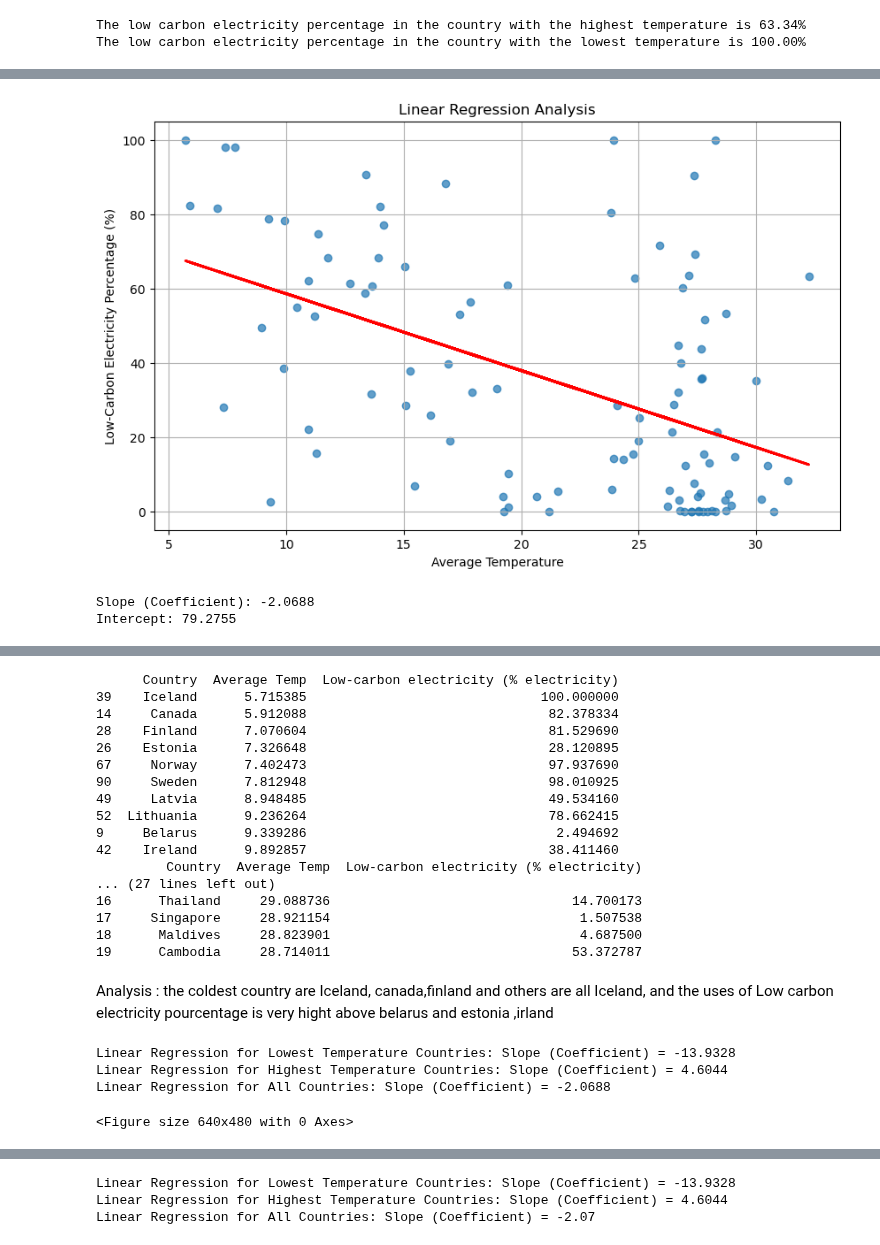
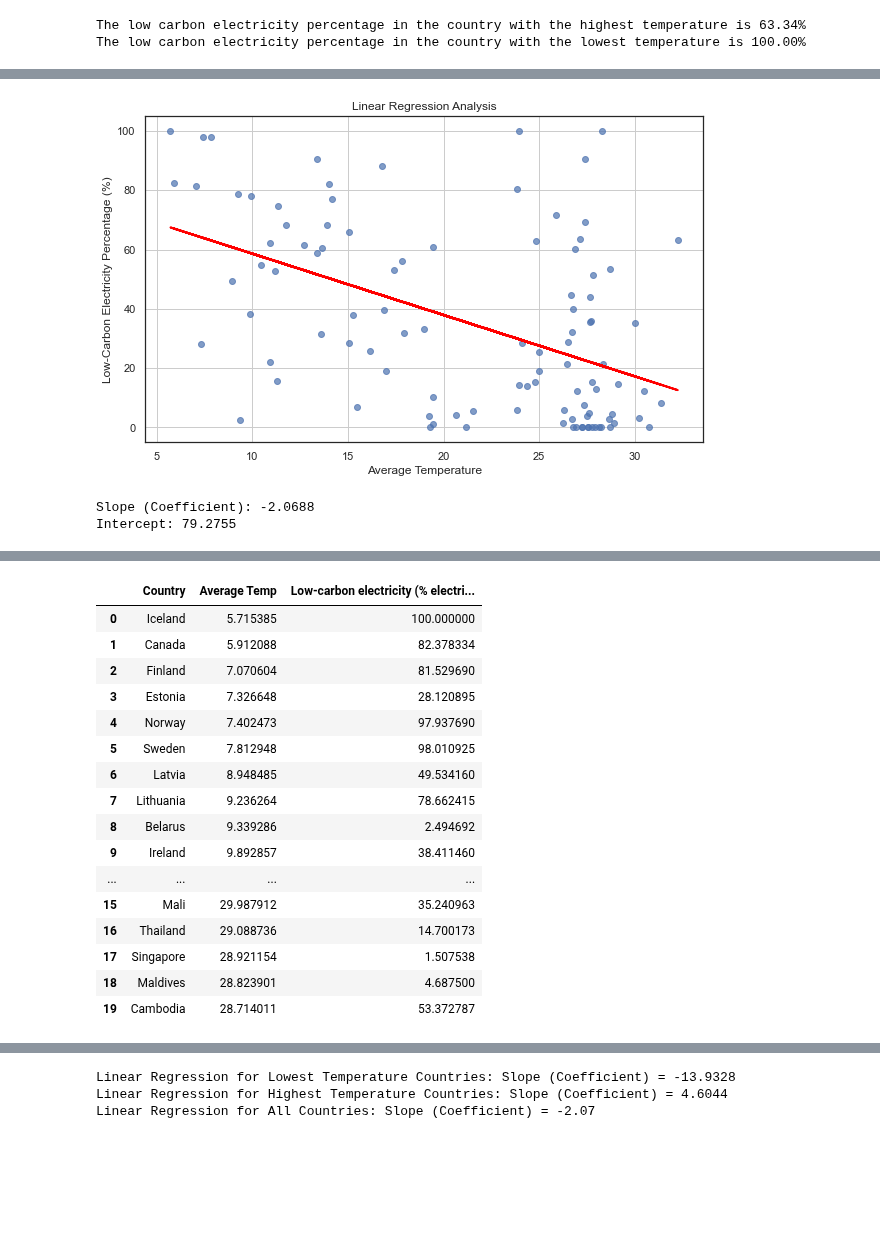
Before and after one commit to yosieph/Project1, a Jupyter notebook: project1update.ipynb, the cells around one changed output, grey strips where cells are left out. Saved outputs shown, nothing was run; the diff lists cells and outputs as text; code cells hidden in the pictures; blank space fills up the shorter version.

```diff
--- a/project1update.ipynb
+++ b/project1update.ipynb
@@ -257,34 +270,38 @@ plt.show()
 # %%
-# Define the independent variable (X) and dependent variable (y)
+# Define  (X) and  (y)
 X = main_data['Average Temp']
 y = main_data['Low-carbon electricity (% electricity)']
 
 # Calculate the coefficients (slope and intercept) using numpy's polyfit
-coefficients = np.polyfit(X, y, deg=1)
+def new_func(X, y):
+    coefficients = np.polyfit(X, y, deg=1)
+    return coefficients
+
+coefficients = new_func(X, y)
 
 # Create the regression line
 regression_line = coefficients[0] * X + coefficients[1]
 
 # Plot the main_data points and the regression line
 plt.figure(figsize=(10, 6))
 plt.scatter(X, y, alpha=0.7)
 plt.plot(X, regression_line, color='red', linewidth=2)
 plt.xlabel('Average Temperature')
 plt.ylabel('Low-Carbon Electricity Percentage (%)')
 plt.title('Linear Regression Analysis')
 plt.grid(True)
 
 # Save the figure
 plt.savefig("output_data/LC-Electricity(%)&Temperature-linear-regression.png")
 
 plt.show()
 
 # Print the coefficients
 slope, intercept = coefficients
 print(f'Slope (Coefficient): {slope:.4f}')
 print(f'Intercept: {intercept:.4f}')
 # %% [output]
-[figure, old version]
+[figure, new version]
 Slope (Coefficient): -2.0688
 Intercept: 79.2755
 # %%
@@ -325,59 +342,35 @@ result_df.head(20)
 
 # Sort the main_data by 'Average Temp' in ascending order to get the lowest temperature countries
 lowest_temp_countries = main_data.sort_values(by='Average Temp', ascending=True).head(10)[['Country', 'Average Temp', 'Low-carbon electricity (% electricity)']]
-print (lowest_temp_countries)
+lowest_temp_countries.head(10)
+
 # Sort the main_data by 'Average Temp' in descending order to get the highest temperature countries
 highest_temp_countries = main_data.sort_values(by='Average Temp', ascending=False).head(10)[['Country', 'Average Temp', 'Low-carbon electricity (% electricity)']]
-print (highest_temp_countries)
+highest_temp_countries.head(10)
+
 # Concatenate the two main_dataFrames to get the final result
 result_df = pd.concat([lowest_temp_countries, highest_temp_countries])
 
 # Reset the index of the resulting main_dataFrame
 result_df.reset_index(drop=True, inplace=True)
 
-# Display the result main_dataFrame
-print(result_df)
+# Display the result main_dataFrame:country ,Average Temp ,Low-carbon electricity (% electricity)
+result_df.head(20)
 # %% [output]
-      Country  Average Temp  Low-carbon electricity (% electricity)
-39    Iceland      5.715385                              100.000000
-14     Canada      5.912088                               82.378334
-28    Finland      7.070604                               81.529690
-26    Estonia      7.326648                               28.120895
-67     Norway      7.402473                               97.937690
-90     Sweden      7.812948                               98.010925
-49     Latvia      8.948485                               49.534160
-52  Lithuania      9.236264                               78.662415
-9     Belarus      9.339286                                2.494692
-42    Ireland      9.892857                               38.411460
-         Country  Average Temp  Low-carbon electricity (% electricity)
-... (27 lines left out)
-16      Thailand     29.088736                               14.700173
-17     Singapore     28.921154                                1.507538
-18      Maldives     28.823901                                4.687500
-19      Cambodia     28.714011                               53.372787
+|  | Country | Average Temp | Low-carbon electricity (% electri... |
+| 0 | Iceland | 5.715385 | 100.000000 |
+| 1 | Canada | 5.912088 | 82.378334 |
+| 2 | Finland | 7.070604 | 81.529690 |
+| 3 | Estonia | 7.326648 | 28.120895 |
+| 4 | Norway | 7.402473 | 97.937690 |
+| 5 | Sweden | 7.812948 | 98.010925 |
+| 6 | Latvia | 8.948485 | 49.534160 |
+| 7 | Lithuania | 9.236264 | 78.662415 |
+| 8 | Belarus | 9.339286 | 2.494692 |
+| 9 | Ireland | 9.892857 | 38.411460 |
+| ... | ... | ... | ... |
+| 15 | Mali | 29.987912 | 35.240963 |
+| 16 | Thailand | 29.088736 | 14.700173 |
+| 17 | Singapore | 28.921154 | 1.507538 |
+| 18 | Maldives | 28.823901 | 4.687500 |
+| 19 | Cambodia | 28.714011 | 53.372787 |
-# %% [markdown]
-Analysis : the coldest country are Iceland, canada,finland and others  are all Iceland, and the uses of Low carbon electricity pourcentage is very hight above belarus and estonia ,irland
-# %%
-# Perform Linear Regression Analysis
-# For Lowest Temperature Countries
-coefficients_low_temp = np.polyfit(lowest_temp_countries['Average Temp'], lowest_temp_countries['Low-carbon electricity (% electricity)'], deg=1)
-
-# For Highest Temperature Countries
-coefficients_high_temp = np.polyfit(highest_temp_countries['Average Temp'], highest_temp_countries['Low-carbon electricity (% electricity)'], deg=1)
-
-# For All Countries
-coefficients_all = np.polyfit(main_data['Average Temp'], main_data['Low-carbon electricity (% electricity)'], deg=1)
-
-# Print the regression coefficients
-print(f"Linear Regression for Lowest Temperature Countries: Slope (Coefficient) = {coefficients_low_temp[0]:.4f}")
-print(f"Linear Regression for Highest Temperature Countries: Slope (Coefficient) = {coefficients_high_temp[0]:.4f}")
-print(f"Linear Regression for All Countries: Slope (Coefficient) = {coefficients_all[0]:.4f}")
-
-# Show the plots
-plt.tight_layout()
-plt.show()
-# %% [output]
-Linear Regression for Lowest Temperature Countries: Slope (Coefficient) = -13.9328
-Linear Regression for Highest Temperature Countries: Slope (Coefficient) = 4.6044
-Linear Regression for All Countries: Slope (Coefficient) = -2.0688
-<Figure size 640x480 with 0 Axes>
```
Also changed, not shown: parts of 19 cells of this notebook.
